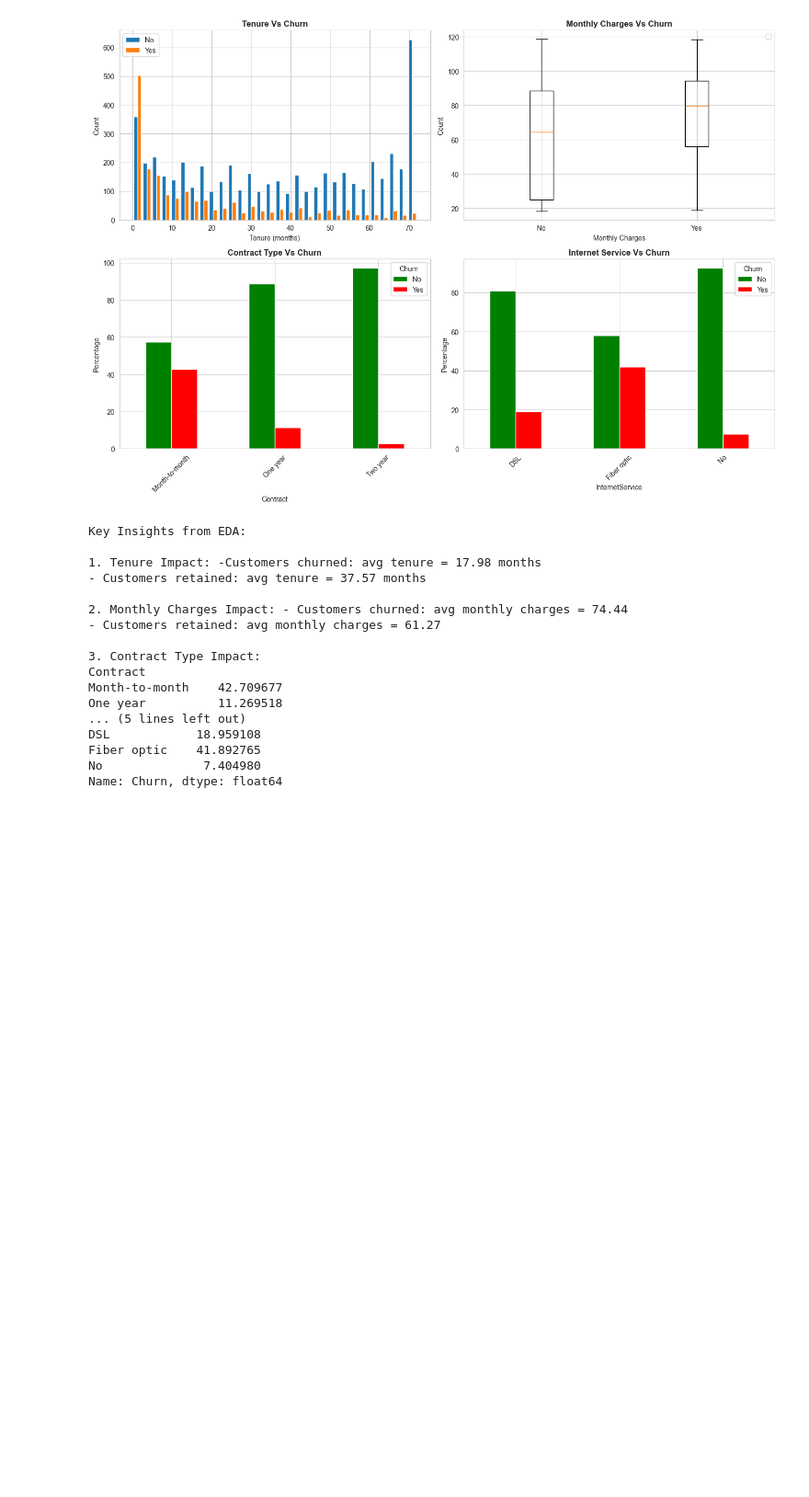
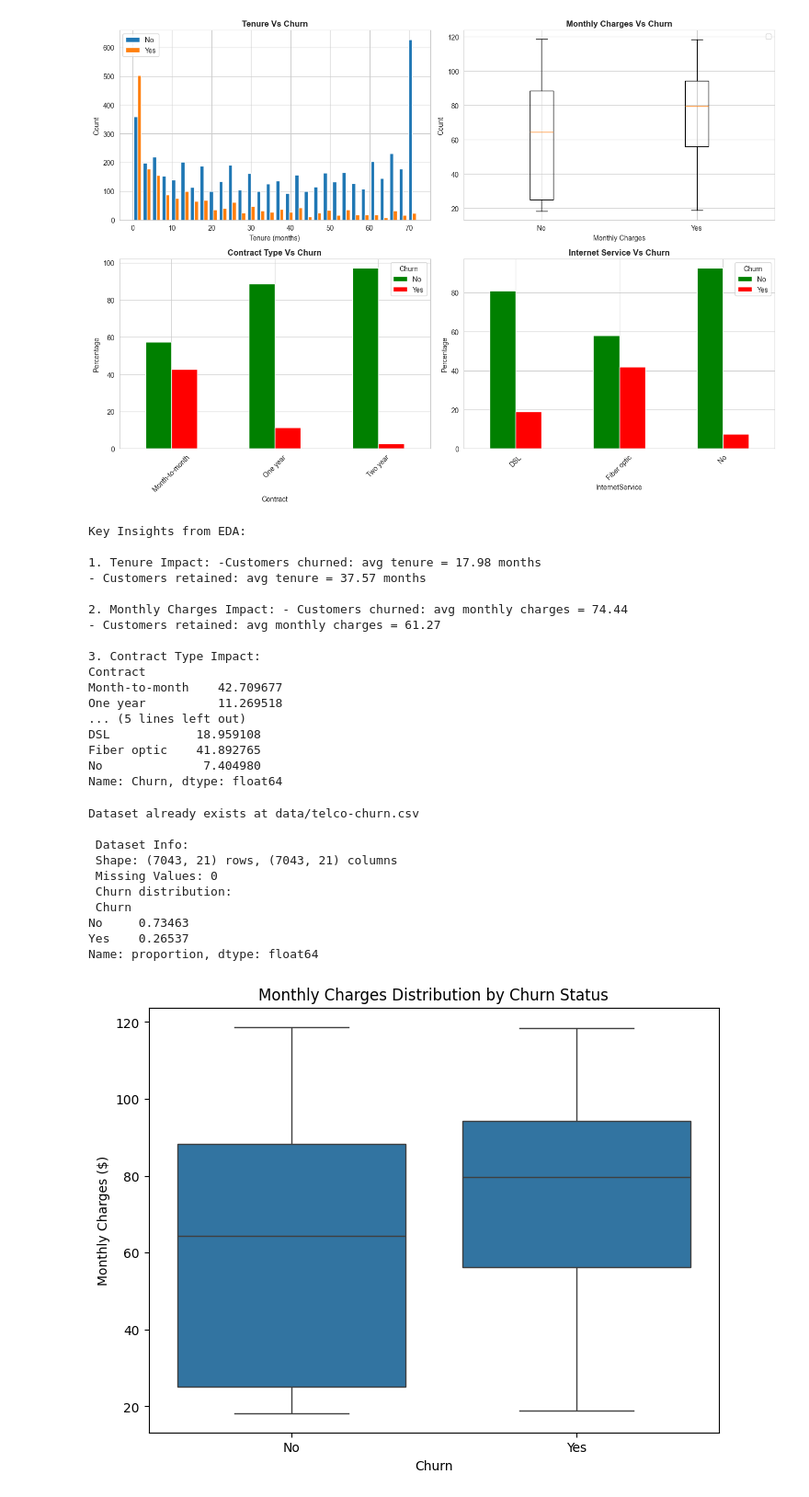
Before and after one commit to AHVijay/customer-churn-prediction, a Jupyter notebook: notebooks/eda.ipynb, the cells around one changed output. Shown at 92% size. Drawn from its saved outputs; the diff is of its cells as text; code cells hidden in the pictures; blank space fills up the shorter version.

```diff
--- a/notebooks/eda.ipynb
+++ b/notebooks/eda.ipynb
@@ -190,3 +190,35 @@ DSL            18.959108
 Fiber optic    41.892765
 No              7.404980
 Name: Churn, dtype: float64
+# %%
+import matplotlib.pyplot as plt
+import seaborn as sns
+import sys
+import os
+sys.path.append(os.path.abspath('..'))
+
+from src.data_loader import ChurnDataLoader
+
+# Load data
+loader = ChurnDataLoader()
+df = loader.load_dataset()
+
+# New feature: Box plot of MonthlyCharges by Churn
+plt.figure(figsize=(8, 6))
+sns.boxplot(x='Churn', y='MonthlyCharges', data=df)
+plt.title('Monthly Charges Distribution by Churn Status')
+plt.xlabel('Churn')
+plt.ylabel('Monthly Charges ($)')
+plt.show()
+# %% [output]
+Dataset already exists at data/telco-churn.csv
+
+ Dataset Info:
+ Shape: (7043, 21) rows, (7043, 21) columns
+ Missing Values: 0
+ Churn distribution:
+ Churn
+No     0.73463
+Yes    0.26537
+Name: proportion, dtype: float64
+[figure, added]
```
Also changed, not shown: parts of 1 cell of this notebook.
